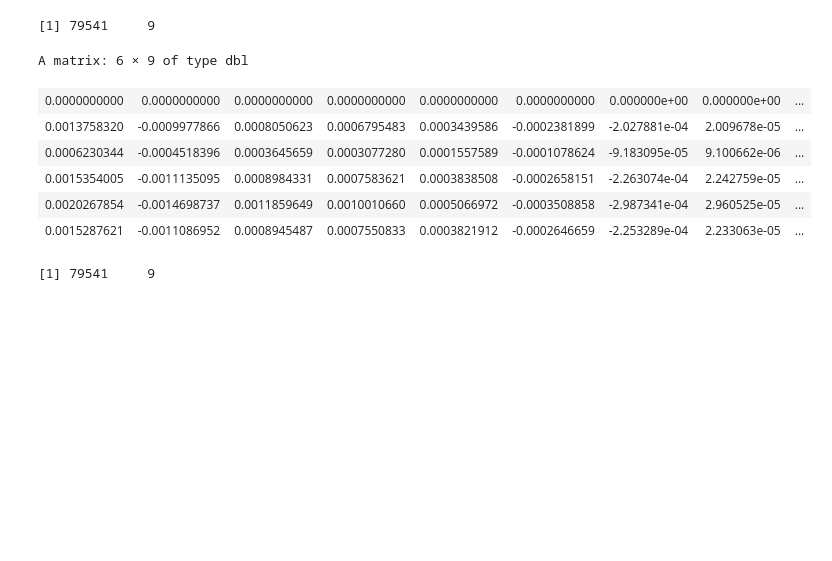
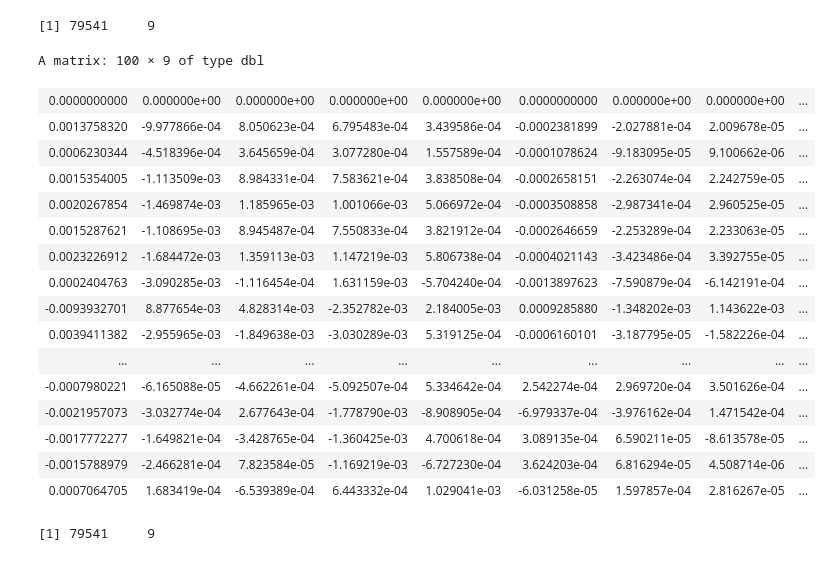
Before and after one commit to YunfengLiu/xpca, a Jupyter notebook: ewmpca-r.ipynb, the cells around one changed output. Saved outputs shown, nothing was run; the diff lists cells and outputs as text; code cells hidden in the pictures; blank space fills up the shorter version.

```diff
--- a/ewmpca-r.ipynb
+++ b/ewmpca-r.ipynb
@@ -105,15 +105,25 @@ dim(ewm_pca);
 # %% [output]
 [1] 79541     9
 # %%
-head(ewm_pca);
+head(ewm_pca, 100);
 # %% [output]
-A matrix: 6 × 9 of type dbl
+A matrix: 100 × 9 of type dbl
-| 0.0000000000 | 0.0000000000 | 0.0000000000 | 0.0000000000 | 0.0000000000 | 0.0000000000 | 0.000000e+00 | 0.000000e+00 | ... |
-| 0.0013758320 | -0.0009977866 | 0.0008050623 | 0.0006795483 | 0.0003439586 | -0.0002381899 | -2.027881e-04 | 2.009678e-05 | ... |
-| 0.0006230344 | -0.0004518396 | 0.0003645659 | 0.0003077280 | 0.0001557589 | -0.0001078624 | -9.183095e-05 | 9.100662e-06 | ... |
-| 0.0015354005 | -0.0011135095 | 0.0008984331 | 0.0007583621 | 0.0003838508 | -0.0002658151 | -2.263074e-04 | 2.242759e-05 | ... |
-| 0.0020267854 | -0.0014698737 | 0.0011859649 | 0.0010010660 | 0.0005066972 | -0.0003508858 | -2.987341e-04 | 2.960525e-05 | ... |
-| 0.0015287621 | -0.0011086952 | 0.0008945487 | 0.0007550833 | 0.0003821912 | -0.0002646659 | -2.253289e-04 | 2.233063e-05 | ... |
+| 0.0000000000 | 0.000000e+00 | 0.000000e+00 | 0.000000e+00 | 0.000000e+00 | 0.0000000000 | 0.000000e+00 | 0.000000e+00 | ... |
+| 0.0013758320 | -9.977866e-04 | 8.050623e-04 | 6.795483e-04 | 3.439586e-04 | -0.0002381899 | -2.027881e-04 | 2.009678e-05 | ... |
+| 0.0006230344 | -4.518396e-04 | 3.645659e-04 | 3.077280e-04 | 1.557589e-04 | -0.0001078624 | -9.183095e-05 | 9.100662e-06 | ... |
+| 0.0015354005 | -1.113509e-03 | 8.984331e-04 | 7.583621e-04 | 3.838508e-04 | -0.0002658151 | -2.263074e-04 | 2.242759e-05 | ... |
+| 0.0020267854 | -1.469874e-03 | 1.185965e-03 | 1.001066e-03 | 5.066972e-04 | -0.0003508858 | -2.987341e-04 | 2.960525e-05 | ... |
+| 0.0015287621 | -1.108695e-03 | 8.945487e-04 | 7.550833e-04 | 3.821912e-04 | -0.0002646659 | -2.253289e-04 | 2.233063e-05 | ... |
+| 0.0023226912 | -1.684472e-03 | 1.359113e-03 | 1.147219e-03 | 5.806738e-04 | -0.0004021143 | -3.423486e-04 | 3.392755e-05 | ... |
+| 0.0002404763 | -3.090285e-03 | -1.116454e-04 | 1.631159e-03 | -5.704240e-04 | -0.0013897623 | -7.590879e-04 | -6.142191e-04 | ... |
+| -0.0093932701 | 8.877654e-03 | 4.828314e-03 | -2.352782e-03 | 2.184005e-03 | 0.0009285880 | -1.348202e-03 | 1.143622e-03 | ... |
+| 0.0039411382 | -2.955965e-03 | -1.849638e-03 | -3.030289e-03 | 5.319125e-04 | -0.0006160101 | -3.187795e-05 | -1.582226e-04 | ... |
+| ... | ... | ... | ... | ... | ... | ... | ... | ... |
+| -0.0007980221 | -6.165088e-05 | -4.662261e-04 | -5.092507e-04 | 5.334642e-04 | 2.542274e-04 | 2.969720e-04 | 3.501626e-04 | ... |
+| -0.0021957073 | -3.032774e-04 | 2.677643e-04 | -1.778790e-03 | -8.908905e-04 | -6.979337e-04 | -3.976162e-04 | 1.471542e-04 | ... |
+| -0.0017772277 | -1.649821e-04 | -3.428765e-04 | -1.360425e-03 | 4.700618e-04 | 3.089135e-04 | 6.590211e-05 | -8.613578e-05 | ... |
+| -0.0015788979 | -2.466281e-04 | 7.823584e-05 | -1.169219e-03 | -6.727230e-04 | 3.624203e-04 | 6.816294e-05 | 4.508714e-06 | ... |
+| 0.0007064705 | 1.683419e-04 | -6.539389e-04 | 6.443332e-04 | 1.029041e-03 | -6.031258e-05 | 1.597857e-04 | 2.816267e-05 | ... |
 # %%
 dim(ewm_pca)
 # %% [output]
```
Also changed, not shown: parts of 17 cells of this notebook, 4 other files.
